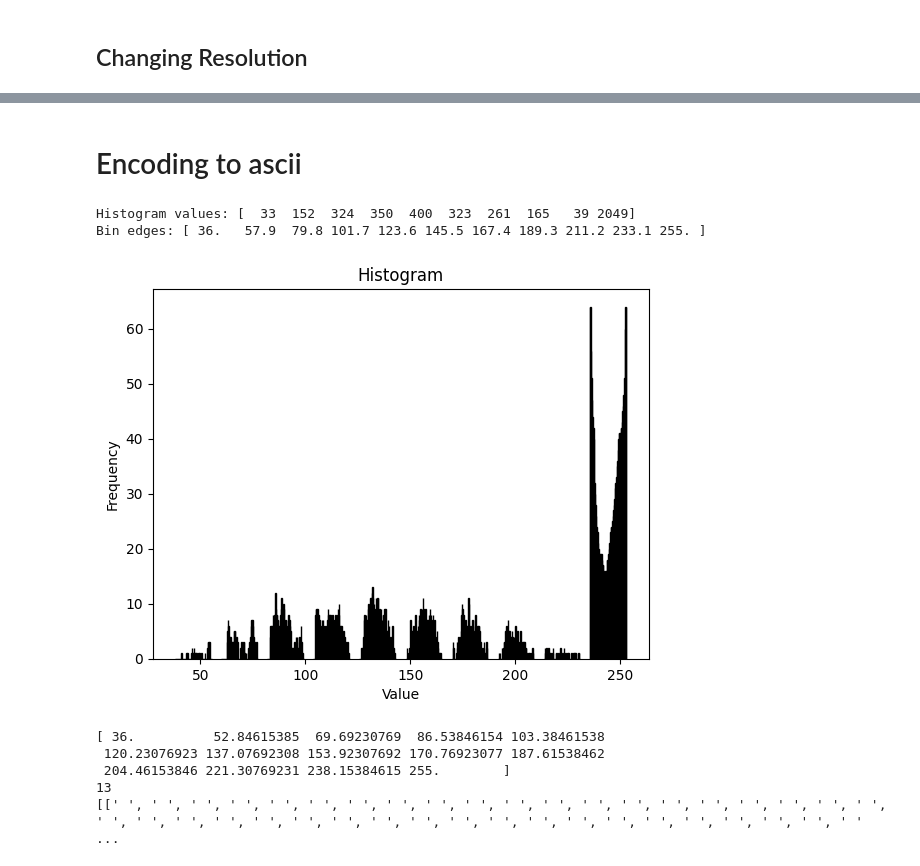
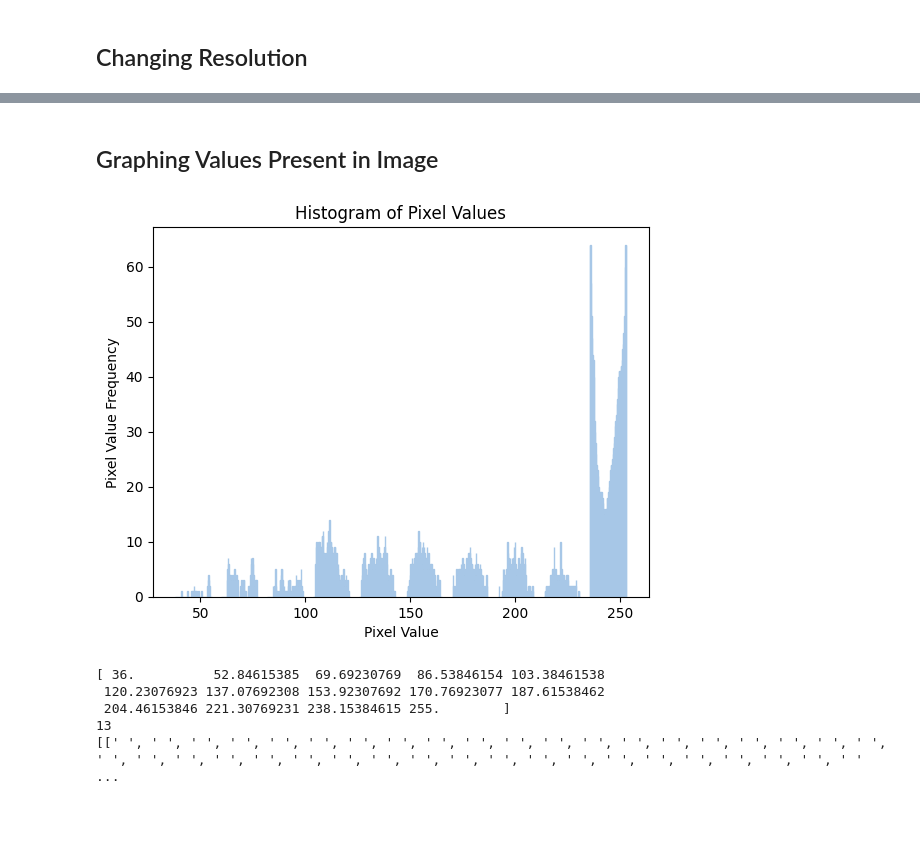
Before and after one commit to 0023jas/Image-to-ASCII, a Jupyter notebook: image-ascii.ipynb, the cells around one changed output, grey strips where cells are left out. Drawn from its saved outputs; the diff is of its cells as text; code cells hidden in the pictures; blank space fills up the shorter version.

Commit message:
changed the way in which the image values are graphed

```diff
--- a/image-ascii.ipynb
+++ b/image-ascii.ipynb
@@ -79,2 +80,2 @@ SyntaxError: invalid syntax (2049321503.py, line 10)
 # %% [markdown]
-# Encoding to ascii
+## Graphing Values Present in Image
@@ -83,23 +82,22 @@ gscale_dscale_image_array = np.array(gscale_dscale_image_array)
 # %%
-# Compute the histogram
-hist, bin_edges = np.histogram(gscale_dscale_image_array, bins=10)
+# Setting bin counts used to define the number of ASCII characters present in the iamge
+image_bin_count = 10
 
-# Print the histogram values
-print("Histogram values:", hist)
+# Computing histogram values and the bin edges
+hist, bin_edges = np.histogram(black_white_image_array, bins=image_bin_count)
 
-# Print the bin edges
-print("Bin edges:", bin_edges)
+# Print histogram values and bin edges
+#print("Histogram values:", hist)
+#print("Bin edges:", bin_edges)
 
 # Optionally, plot the histogram
-plt.hist(gscale_dscale_image_array, bins=10, edgecolor='black')
-plt.xlabel('Value')
-plt.ylabel('Frequency')
-plt.title('Histogram')
+plt.hist(black_white_image_array, bins=image_bin_count, edgecolor='#A7C7E7')
+plt.xlabel('Pixel Value')
+plt.ylabel('Pixel Value Frequency')
+plt.title('Histogram of Pixel Values')
 plt.show()
 # %% [output]
-Histogram values: [  33  152  324  350  400  323  261  165   39 2049]
-Bin edges: [ 36.   57.9  79.8 101.7 123.6 145.5 167.4 189.3 211.2 233.1 255. ]
-[figure, old version]
+[figure, new version]
 # %%
 # Compute the histogram with 10 bins
 hist, bin_edges = np.histogram(gscale_dscale_image_array, bins=13)
```
Also changed, not shown: parts of 6 cells of this notebook.
